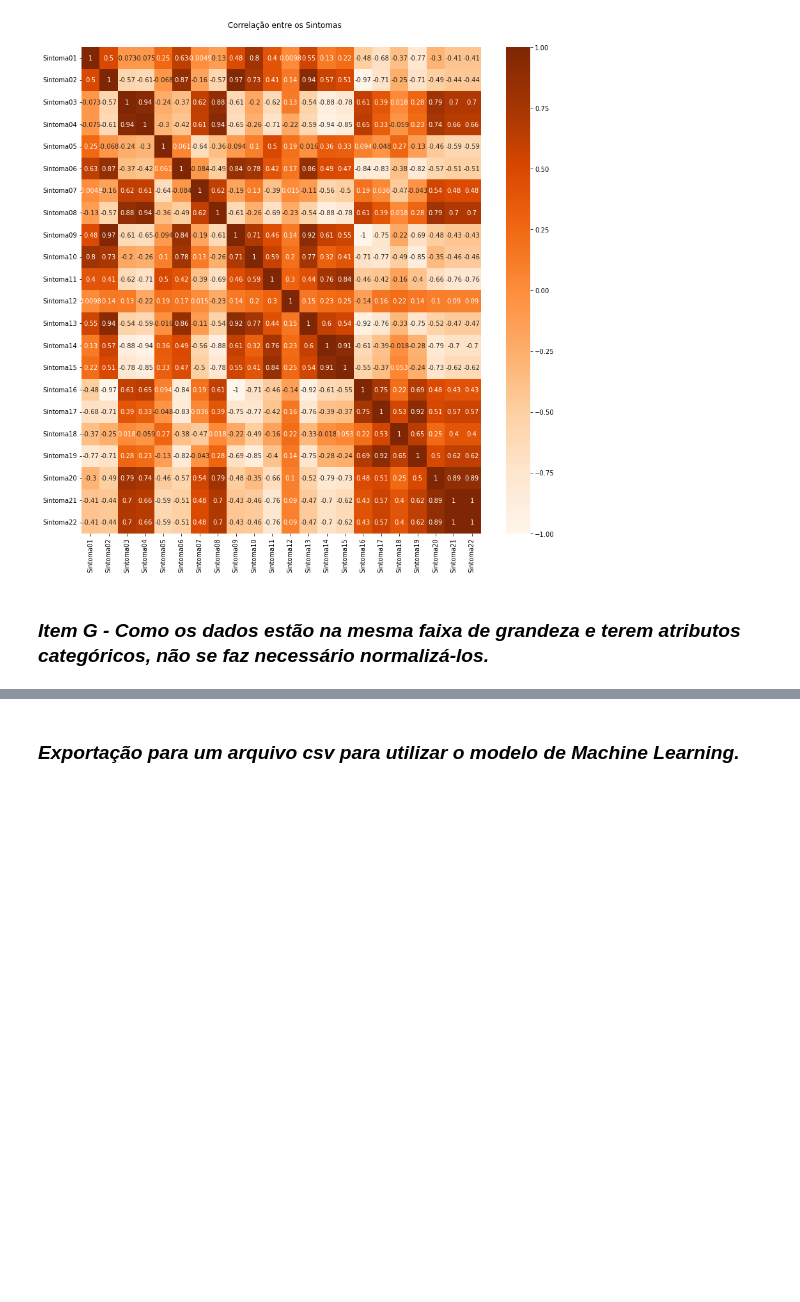
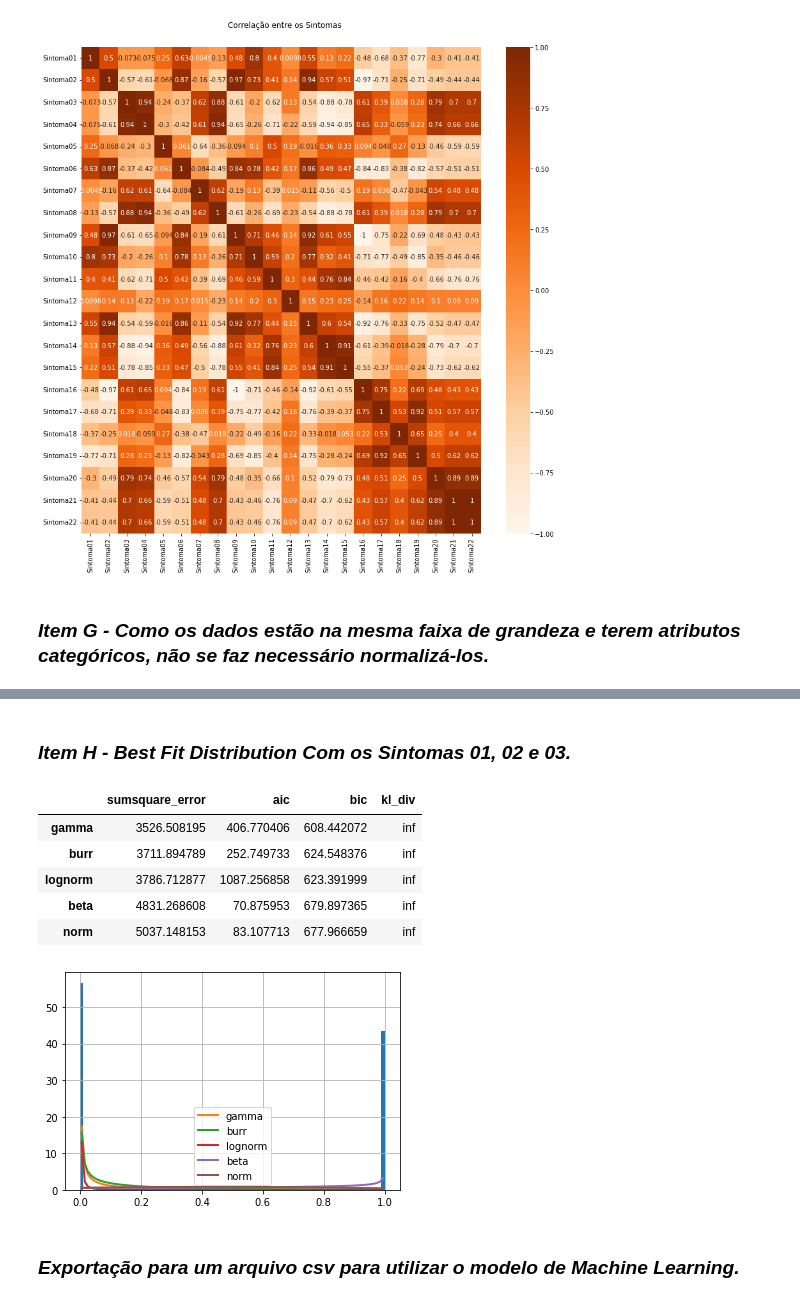
Before and after one commit to daviolp/Web-Scraping-Trab02-Davi, a Jupyter notebook: Analise_dos_Dados/Analise_dos_Dados.ipynb, the cells around one changed output, grey strips where cells are left out. Saved outputs shown, nothing was run; the diff lists cells and outputs as text; code cells hidden in the pictures; blank space fills up the shorter version.

```diff
--- a/Analise_dos_Dados/Analise_dos_Dados.ipynb
+++ b/Analise_dos_Dados/Analise_dos_Dados.ipynb
@@ -185,3 +280,26 @@ Text(0.44, 0.92, 'Correlação entre os Sintomas')
+# %% [markdown]
+### ***Item H - Best Fit Distribution Com os Sintomas 01, 02 e 03.***
+# %%
+status3 = ['Sintoma01','Sintoma02','Sintoma03']
+
+s2 = softwares_maliciosos[status3].values
+
+f2 = Fitter(s2,
+           distributions=['gamma',
+                          'lognorm',
+                          "beta",
+                          "burr",
+                          "norm"])
+f2.fit()
+f2.summary()
+# %% [output]
+|  | sumsquare_error | aic | bic | kl_div |
+| gamma | 3526.508195 | 406.770406 | 608.442072 | inf |
+| burr | 3711.894789 | 252.749733 | 624.548376 | inf |
+| lognorm | 3786.712877 | 1087.256858 | 623.391999 | inf |
+| beta | 4831.268608 | 70.875953 | 679.897365 | inf |
+| norm | 5037.148153 | 83.107713 | 677.966659 | inf |
+[figure, added]
 # %% [markdown]
 ### ***Exportação para um arquivo csv para utilizar o modelo de Machine Learning.***
 # %%
```
Also changed, not shown: parts of 13 cells of this notebook, 1 other file.
